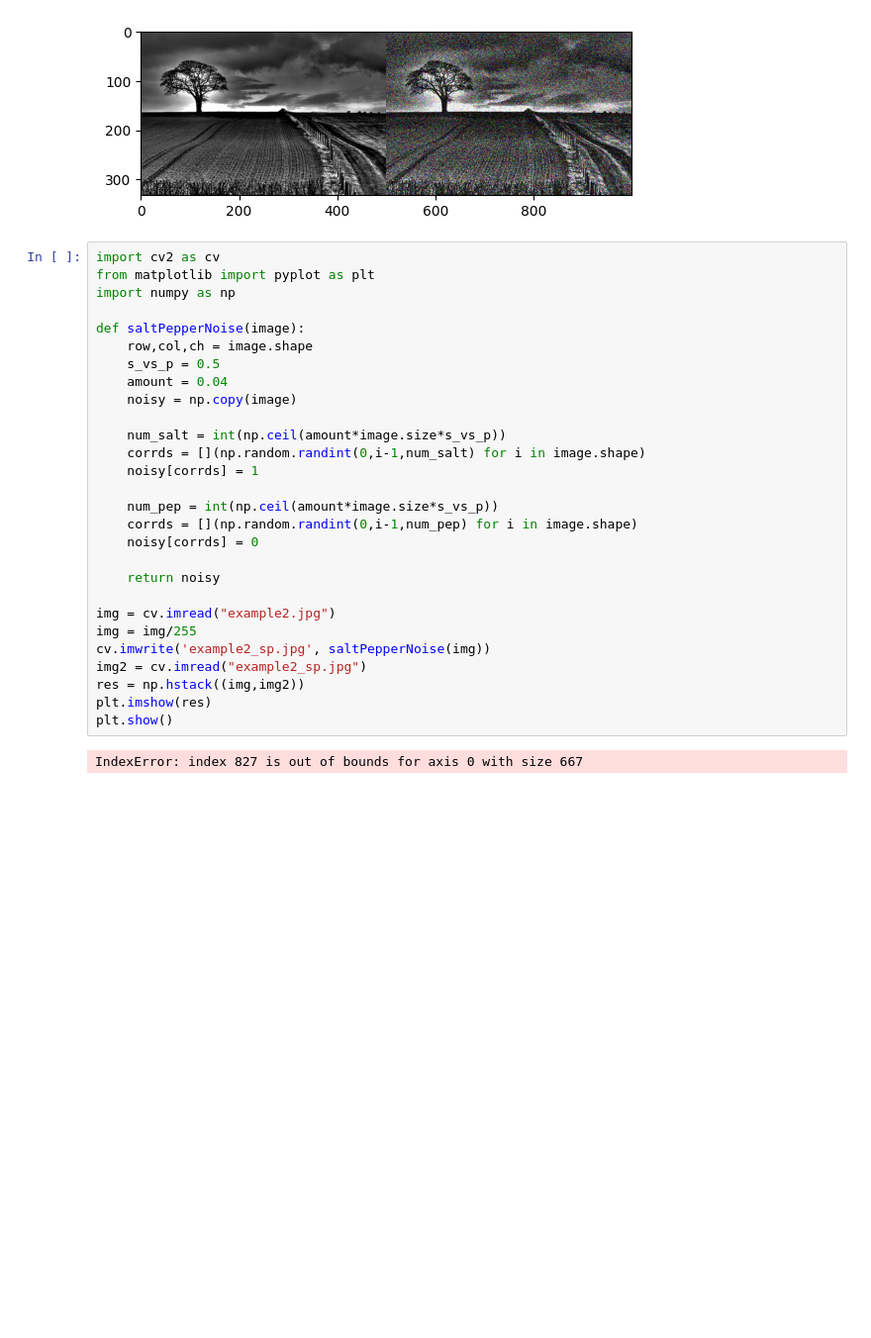
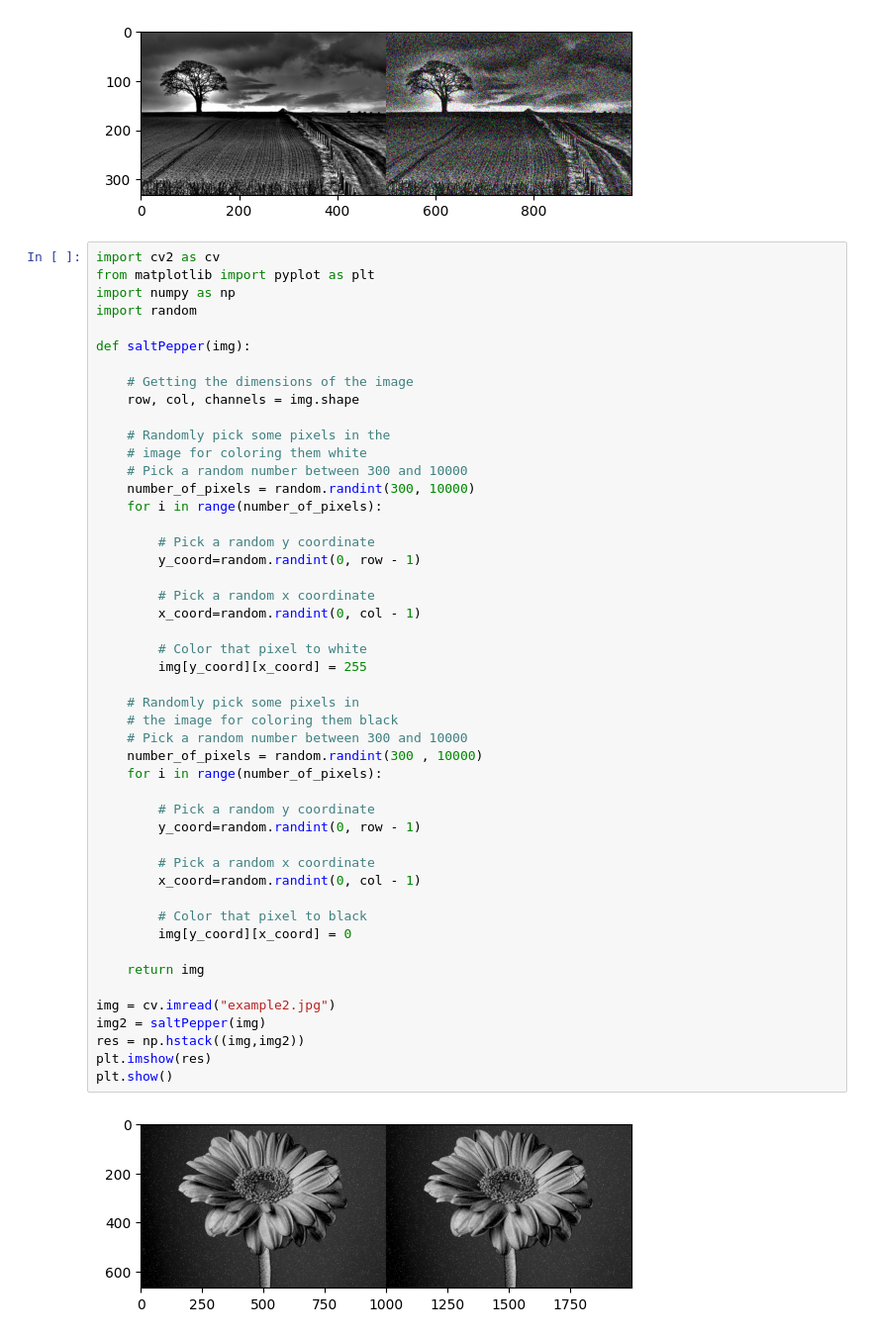
Before and after one commit to furkancemalcaliskan/opencv_image_processing, a Jupyter notebook: week_5/week_5.ipynb, the cells around one changed output. Shown: that part at 99% size. Saved outputs shown, nothing was run; the diff lists cells and outputs as text; blank space fills up the shorter version.

```diff
--- a/week_5/week_5.ipynb
+++ b/week_5/week_5.ipynb
@@ -27,33 +27,53 @@ Clipping input data to the valid range for imshow with RGB data ([0..1] for floa
 # %%
 import cv2 as cv
 from matplotlib import pyplot as plt
 import numpy as np
+import random
 
-def saltPepperNoise(image):
-    row,col,ch = image.shape
-    s_vs_p = 0.5
-    amount = 0.04
-    noisy = np.copy(image)
+def saltPepper(img):
 
-    num_salt = int(np.ceil(amount*image.size*s_vs_p))
-    corrds = [](np.random.randint(0,i-1,num_salt) for i in image.shape)
-    noisy[corrds] = 1
+    # Getting the dimensions of the image
+    row, col, channels = img.shape
 
-    num_pep = int(np.ceil(amount*image.size*s_vs_p))
-    corrds = [](np.random.randint(0,i-1,num_pep) for i in image.shape)
-    noisy[corrds] = 0
+    # Randomly pick some pixels in the
+    # image for coloring them white
+    # Pick a random number between 300 and 10000
+    number_of_pixels = random.randint(300, 10000)
+    for i in range(number_of_pixels):
 
-    return noisy
+        # Pick a random y coordinate
+        y_coord=random.randint(0, row - 1)
+
+        # Pick a random x coordinate
+        x_coord=random.randint(0, col - 1)
+
+        # Color that pixel to white
+        img[y_coord][x_coord] = 255
+
+    # Randomly pick some pixels in
+    # the image for coloring them black
+    # Pick a random number between 300 and 10000
+    number_of_pixels = random.randint(300 , 10000)
+    for i in range(number_of_pixels):
+
+        # Pick a random y coordinate
+        y_coord=random.randint(0, row - 1)
+
+        # Pick a random x coordinate
+        x_coord=random.randint(0, col - 1)
+
+        # Color that pixel to black
+        img[y_coord][x_coord] = 0
+
+    return img
 
 img = cv.imread("example2.jpg")
-img = img/255
-cv.imwrite('example2_sp.jpg', saltPepperNoise(img))
-img2 = cv.imread("example2_sp.jpg")
+img2 = saltPepper(img)
 res = np.hstack((img,img2))
 plt.imshow(res)
 plt.show()
 # %% [output]
-IndexError: index 827 is out of bounds for axis 0 with size 667
+[figure, added]
 # %%
 img = cv.imread("dog.jpg")
 cv.imwrite('dog_sp.jpg',
```
Also changed, not shown: parts of 1 cell of this notebook, 1 other file.
